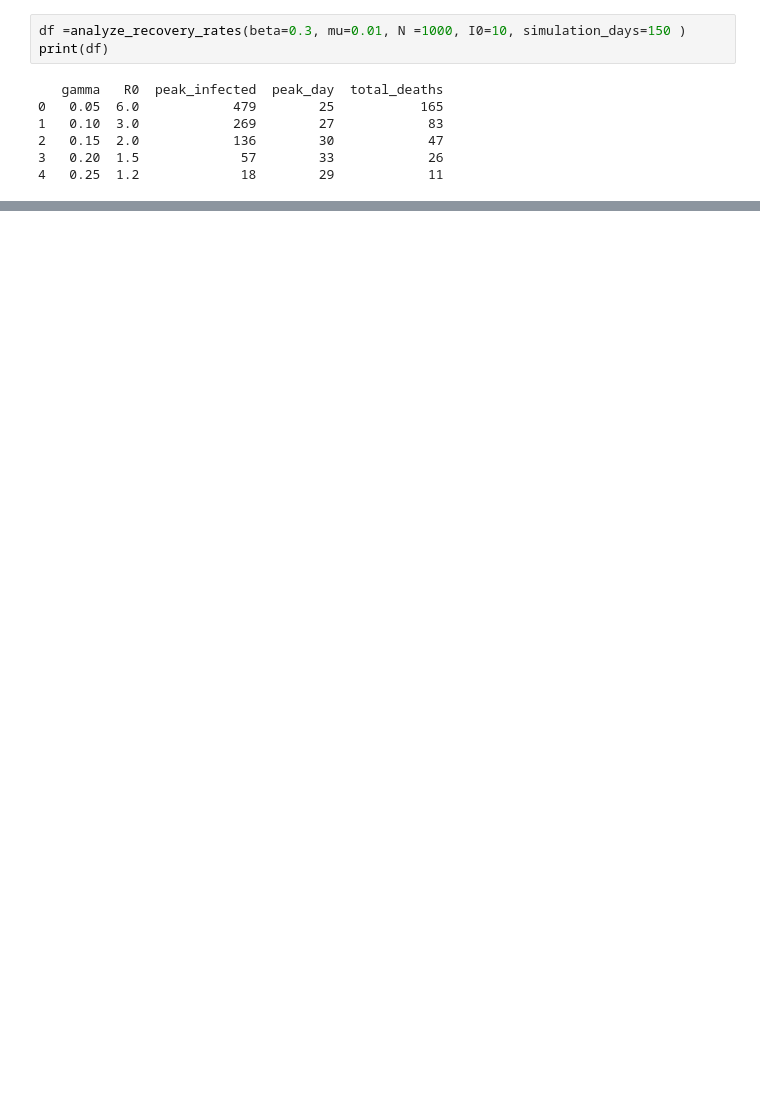
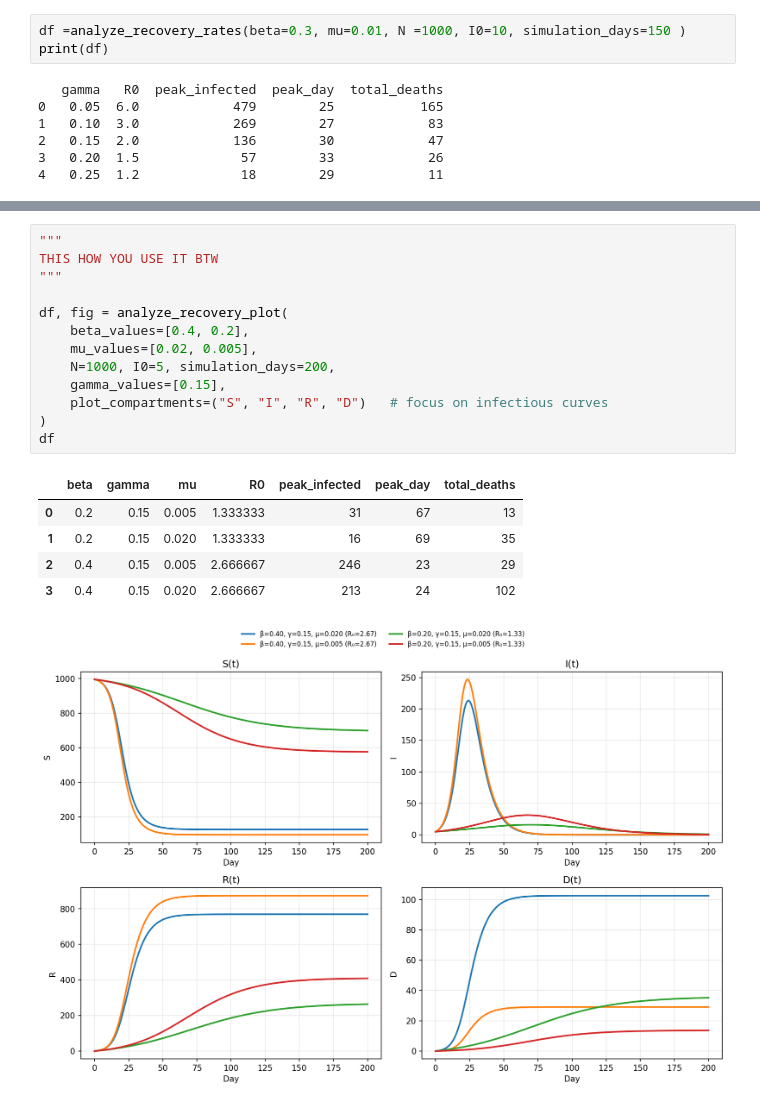
Before and after one commit to matecoco2024/bio_systems_assignements, a Jupyter notebook: assignment_2/assignment2.ipynb, the cells around one changed output, grey strips where cells are left out. Cells and saved outputs as stored; diff of their text form; blank space fills up the shorter version.

Commit message:
cleaned the md format and did 1.3 plot function

```diff
--- a/assignment_2/assignment2.ipynb
+++ b/assignment_2/assignment2.ipynb
@@ -132,0 +280,20 @@ Your function should produce:
+# %%
+"""
+THIS HOW YOU USE IT BTW
+"""
+
+df, fig = analyze_recovery_plot(
+    beta_values=[0.4, 0.2],
+    mu_values=[0.02, 0.005],
+    N=1000, I0=5, simulation_days=200,
+    gamma_values=[0.15],
+    plot_compartments=("S", "I", "R", "D")   # focus on infectious curves
+)
+df
+# %% [output]
+|  | beta | gamma | mu | R0 | peak_infected | peak_day | total_deaths |
+| 0 | 0.2 | 0.15 | 0.005 | 1.333333 | 31 | 67 | 13 |
+| 1 | 0.2 | 0.15 | 0.020 | 1.333333 | 16 | 69 | 35 |
+| 2 | 0.4 | 0.15 | 0.005 | 2.666667 | 246 | 23 | 29 |
+| 3 | 0.4 | 0.15 | 0.020 | 2.666667 | 213 | 24 | 102 |
+[figure, added]
```
Also changed, not shown: parts of 10 cells of this notebook.
